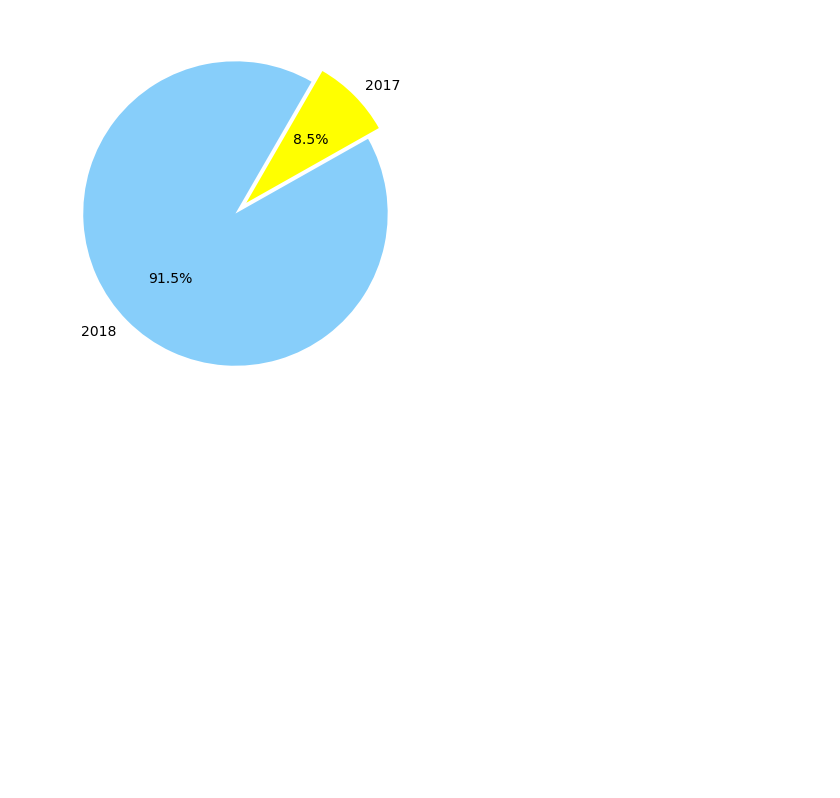
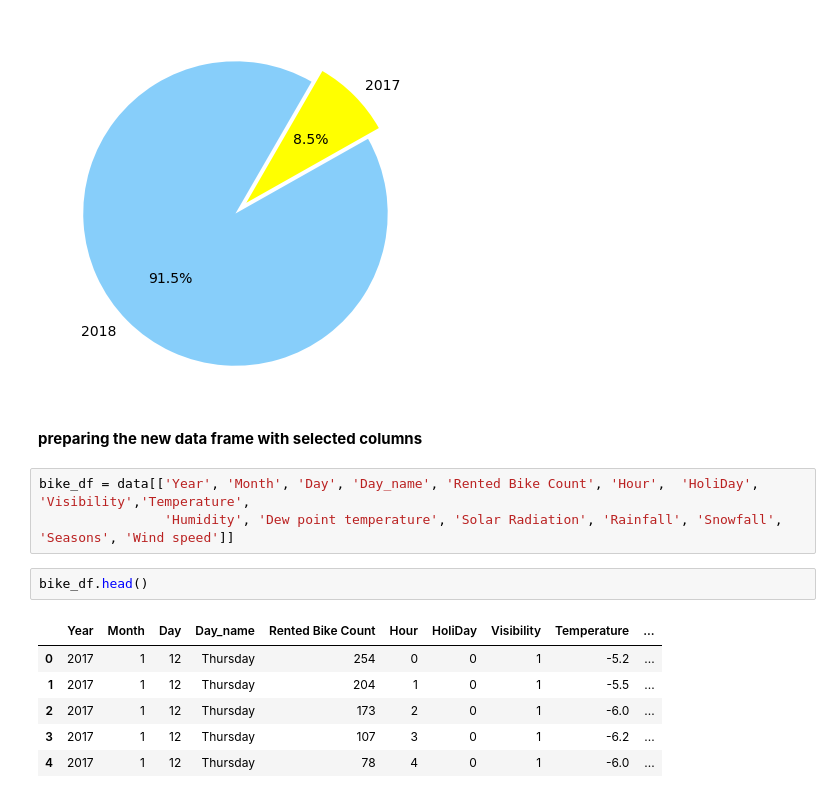
Before and after one commit to Rohan20202/Bike-Sharing-Demand-Prediction, a Jupyter notebook: Bike_Sharing_Demand_Prediction_Capstone_Project.ipynb, the cells around one changed output. Drawn from its saved outputs; the diff is of its cells as text; blank space fills up the shorter version.

```diff
--- a/Bike_Sharing_Demand_Prediction_Capstone_Project.ipynb
+++ b/Bike_Sharing_Demand_Prediction_Capstone_Project.ipynb
@@ -479,3 +479,17 @@ plt.pie(sizes, labels=labels, explode = (0,0.1) ,colors=colors,autopct='%1.1f%%'
  [Text(-0.4263888429653343, -0.42212859959339816, '91.5%'),
   Text(0.4974536270714124, 0.4924833894797835, '8.5%')])
 [figure]
+# %% [markdown]
+**preparing the new data frame with selected columns**
+# %%
+bike_df = data[['Year', 'Month', 'Day', 'Day_name', 'Rented Bike Count', 'Hour',  'HoliDay',  'Visibility','Temperature',
+                'Humidity', 'Dew point temperature', 'Solar Radiation', 'Rainfall', 'Snowfall', 'Seasons', 'Wind speed']]
+# %%
+bike_df.head()
+# %% [output]
+|  | Year | Month | Day | Day_name | Rented Bike Count | Hour | HoliDay | Visibility | Temperature | ... |
+| 0 | 2017 | 1 | 12 | Thursday | 254 | 0 | 0 | 1 | -5.2 | ... |
+| 1 | 2017 | 1 | 12 | Thursday | 204 | 1 | 0 | 1 | -5.5 | ... |
+| 2 | 2017 | 1 | 12 | Thursday | 173 | 2 | 0 | 1 | -6.0 | ... |
+| 3 | 2017 | 1 | 12 | Thursday | 107 | 3 | 0 | 1 | -6.2 | ... |
+| 4 | 2017 | 1 | 12 | Thursday | 78 | 4 | 0 | 1 | -6.0 | ... |
```
Also changed, not shown: parts of 19 cells of this notebook.
